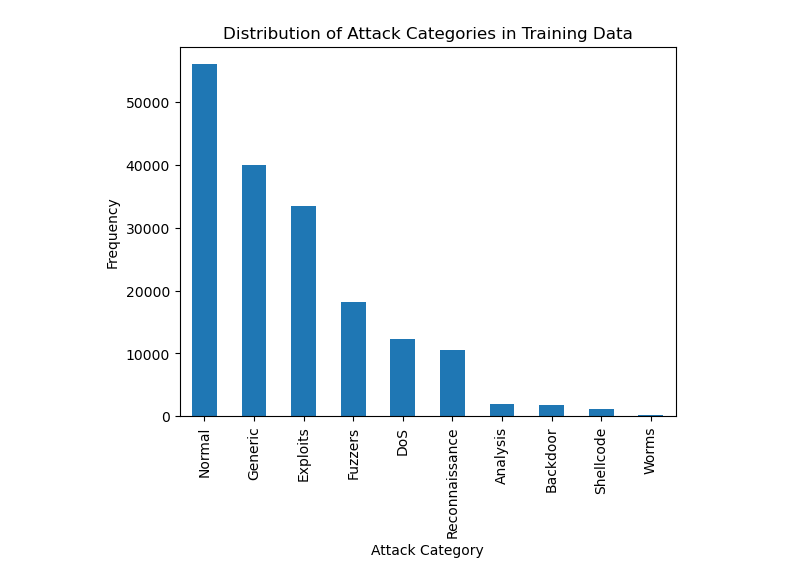
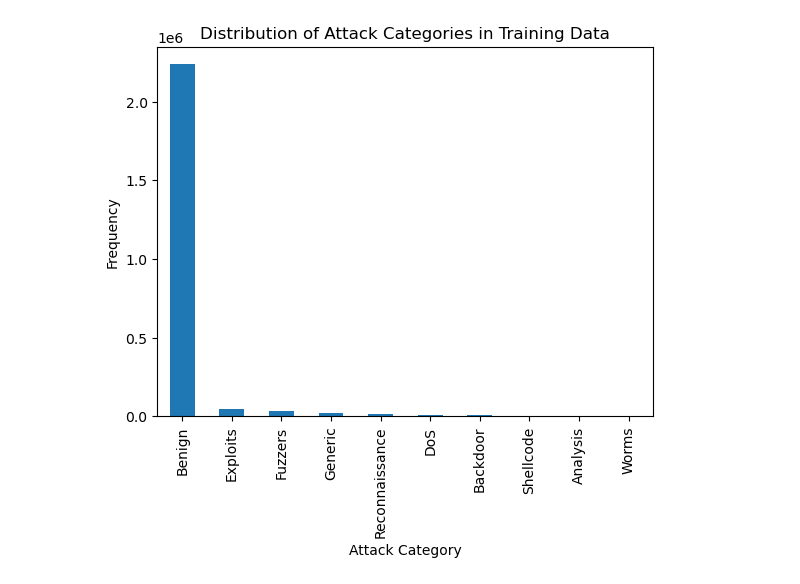
Before and after one commit to lilysli/intrusion-detection-classifier, a Jupyter notebook: src/intrusion-detection-classifier.ipynb, the cells around one changed output. Saved outputs shown, nothing was run; the diff lists cells and outputs as text; code cells hidden in the pictures.

```diff
--- a/src/intrusion-detection-classifier.ipynb
+++ b/src/intrusion-detection-classifier.ipynb
@@ -14,5 +15,5 @@ import data_preprocessor
 # %%
 # load dataset
-training_data = pd.read_csv('../data/UNSW_NB15_training-set.csv')
-training_data.head()
+data = pd.read_csv('../data/NF-UNSW-NB15-v3.csv')
+data.head()
 # %% [output]
@@ -26,9 +27,9 @@ training_data.head()
 # %%
-# Histogram of attack categories in training data
-training_data['attack_cat'].value_counts().plot(kind='bar')
+# Histogram of attack categories in dataset
+data['Attack'].value_counts().plot(kind='bar')
 plt.title('Distribution of Attack Categories in Training Data')
 plt.xlabel('Attack Category')
 plt.ylabel('Frequency')
 plt.show()
 # %% [output]
-[figure, old version]
+[figure, new version]
```
Also changed, not shown: parts of 16 cells of this notebook, 1 other file.
